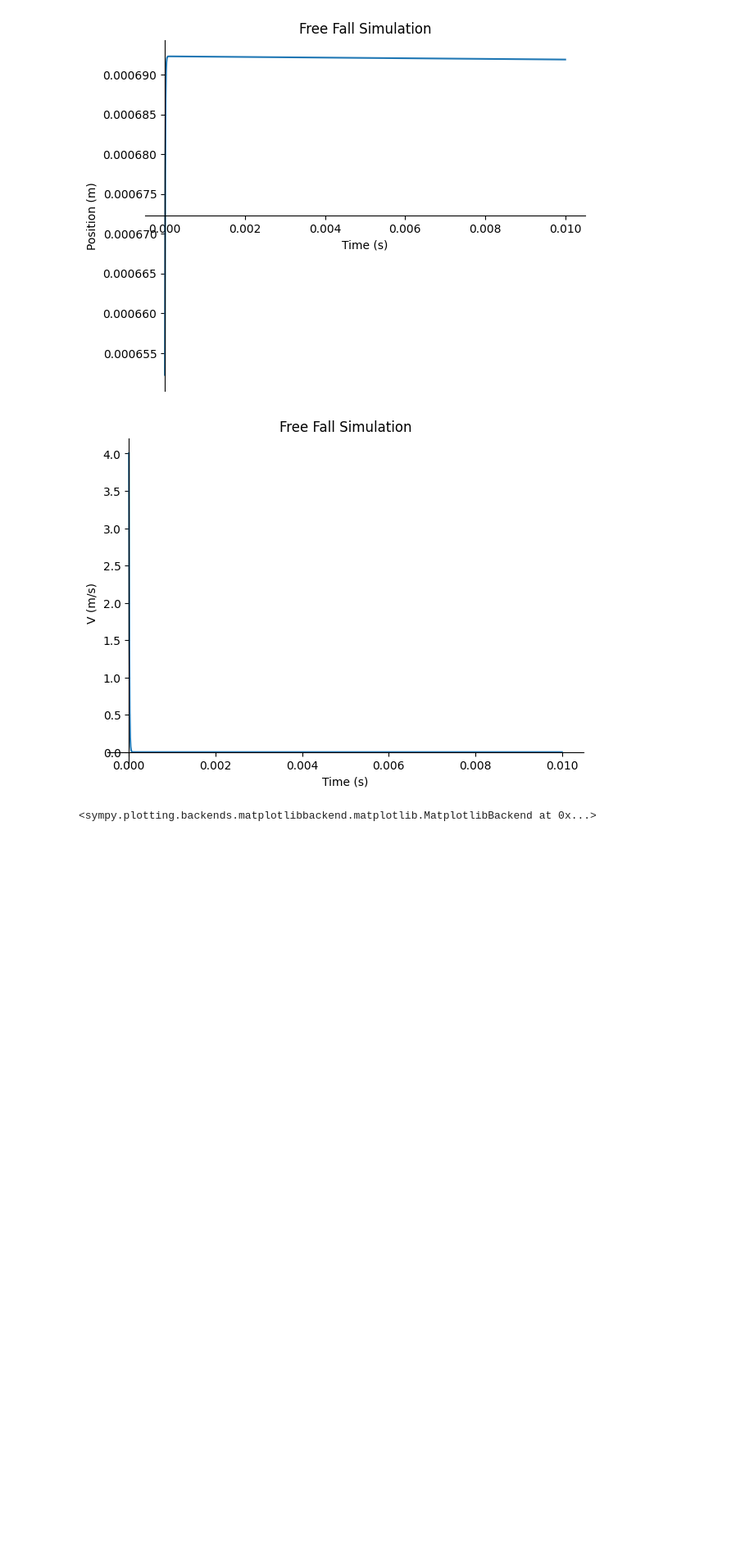
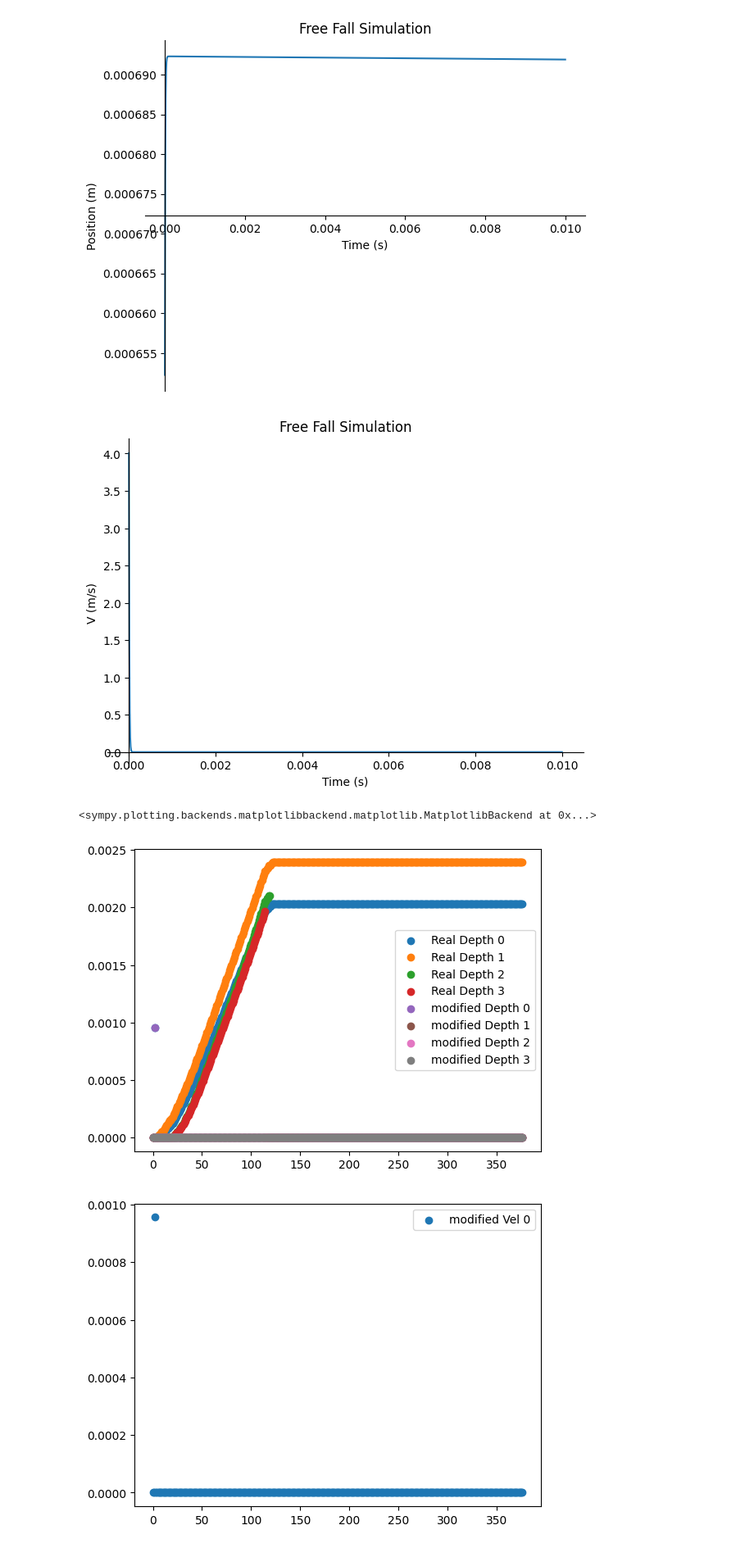
Before and after one commit to leitianjian/sire, a Jupyter notebook: scripts/tools/build_scripts/contact_solver.ipynb, the cells around one changed output. Shown at 82% size. Drawn from its saved outputs; the diff is of its cells as text; code cells hidden in the pictures; blank space fills up the shorter version.

```diff
--- a/scripts/tools/build_scripts/contact_solver.ipynb
+++ b/scripts/tools/build_scripts/contact_solver.ipynb
@@ -134,3 +167,75 @@ Eq(x(t), 0.00049 - 4.00527682652007e-5*exp(-99999.7999996*t) + 0.000202320768265
 [figure]
 [figure]
 <sympy.plotting.backends.matplotlibbackend.matplotlib.MatplotlibBackend at 0x...>
+# %%
+import json
+from matplotlib import pyplot as plt
+with open('D:/code/sire/contact_solver_result.json', 'r') as contact_solver_log:
+    contactLog = json.load(contact_solver_log)
+
+realContactState = contactLog["realContactState"]
+modifiedContactState = contactLog["modifiedContactState"]
+start = 0
+size = len(realContactState)
+# size = 10
+end = start + size
+depthData = np.zeros((8, size))
+velData = np.zeros((8, size))
+t = np.arange(start, end, 1)
+for i in t:
+  numContacts = len(realContactState[i]);
+  for j in range(numContacts):
+    idx1 = int(realContactState[i][j]["pair"]["id_A"]) + int(realContactState[i][j]["pair"]["id_B"]) - 1
+    idx2 = int(modifiedContactState[i][j]["pair"]["id_A"]) + int(modifiedContactState[i][j]["pair"]["id_B"]) - 1
+    depthData[idx1, i-start] = realContactState[i][j]["depth"]
+    velData[idx1, i-start] = realContactState[i][j]["velocity"]
+    depthData[idx2 + 4, i-start] = modifiedContactState[i][j]["depth"]
+    velData[idx2 + 4, i-start] = modifiedContactState[i][j]["depth"]
+
+plt.scatter(t, depthData[0, :], label='Real Depth 0')
+plt.scatter(t, depthData[1, :], label='Real Depth 1')
+plt.scatter(t, depthData[2, :], label='Real Depth 2')
+plt.scatter(t, depthData[3, :], label='Real Depth 3')
+plt.scatter(t, depthData[4, :], label='modified Depth 0')
+plt.scatter(t, depthData[5, :], label='modified Depth 1')
+plt.scatter(t, depthData[6, :], label='modified Depth 2')
+plt.scatter(t, depthData[7, :], label='modified Depth 3')
+plt.legend()
+plt.show()
+
+# plt.scatter(t, velData[0, :], label='Real Vel 0')
+plt.scatter(t, velData[4, :], label='modified Vel 0')
+plt.legend()
+plt.show()
+# plt.scatter(t, velData[1, :], label='Real Vel 1')
+plt.scatter(t, velData[5, :], label='modified Vel 1')
+plt.legend()
+plt.show()
+# plt.scatter(t, velData[2, :], label='Real Vel 2')
+plt.scatter(t, velData[6, :], label='modified Vel 2')
+plt.legend()
+plt.show()
+# plt.scatter(t, velData[3, :], label='Real Vel 3')
+plt.scatter(t, velData[7, :], label='modified Vel 3')
+plt.legend()
+plt.show()
+
+plt.scatter(t, velData[0, :], label='Real Vel 0')
+plt.scatter(t, velData[4, :], label='modified Vel 0')
+plt.legend()
+plt.show()
+plt.scatter(t, velData[1, :], label='Real Vel 1')
+plt.scatter(t, velData[5, :], label='modified Vel 1')
+plt.legend()
+plt.show()
+plt.scatter(t, velData[2, :], label='Real Vel 2')
+plt.scatter(t, velData[6, :], label='modified Vel 2')
+plt.legend()
+plt.show()
+plt.scatter(t, velData[3, :], label='Real Vel 3')
+plt.scatter(t, velData[7, :], label='modified Vel 3')
+plt.legend()
+plt.show()
+# %% [output]
+[figure, added]
+[figure, added]
```
Also changed, not shown: parts of 2 cells of this notebook, 29 other files.
